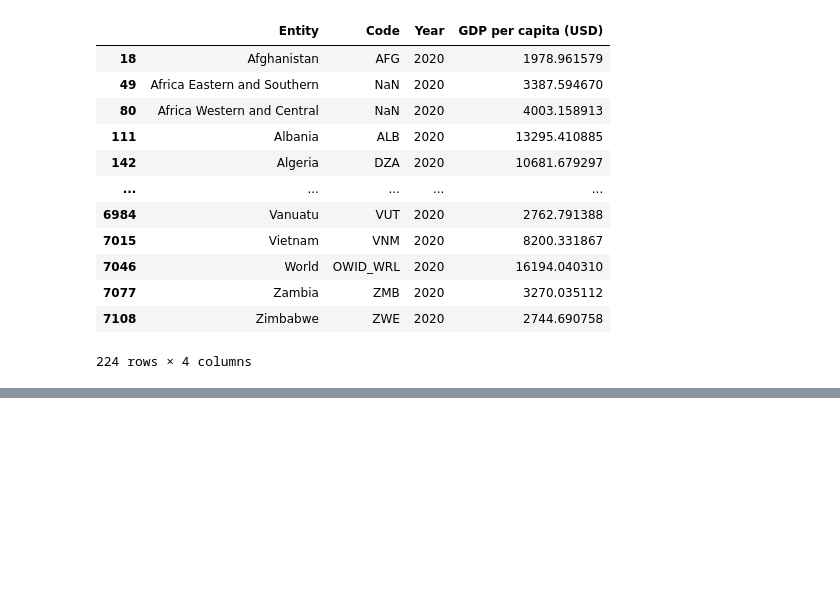
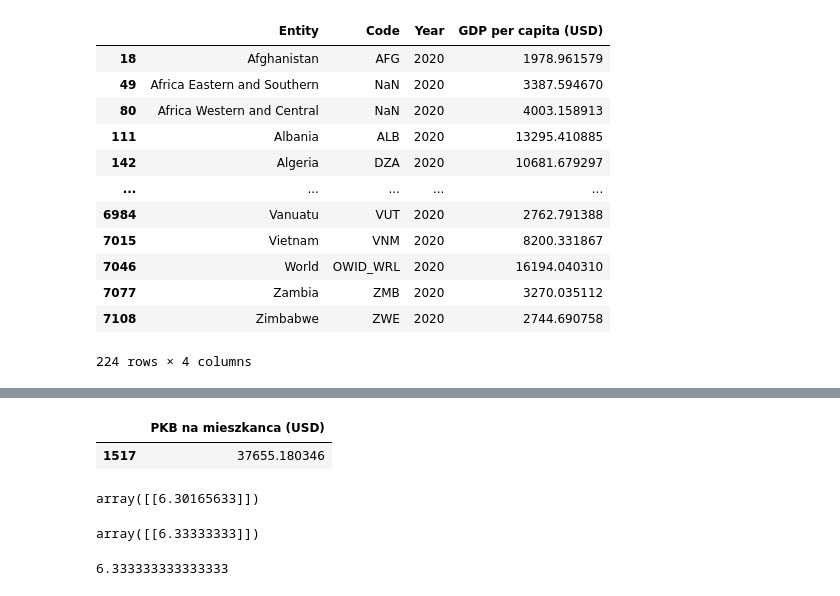
Before and after one commit to s223024/classes_ag, a Jupyter notebook: 01_krajobraz_uczenia_maszynowego.ipynb, the cells around one changed output, grey strips where cells are left out. Saved outputs shown, nothing was run; the diff lists cells and outputs as text; code cells hidden in the pictures; blank space fills up the shorter version.

```diff
--- a/01_krajobraz_uczenia_maszynowego.ipynb
+++ b/01_krajobraz_uczenia_maszynowego.ipynb
@@ -80,0 +152,33 @@ gdp_per_capita_2020
+# %%
+cyprus_gdp_per_capita_2020 = (
+    gdp_per_capita_2020[gdp_per_capita_2020["Entity"]=="Cyprus"][["GDP per capita (USD)"]]
+)
+cyprus_gdp_per_capita_2020.rename(
+    columns={"GDP per capita (USD)" : "PKB na mieszkanca (USD)"},
+               inplace = True
+               )
+cyprus_gdp_per_capita_2020
+# %% [output]
+|  | PKB na mieszkanca (USD) |
+| 1517 | 37655.180346 |
+# %%
+cyprus_predicted_life_satisfaction = model.predict(cyprus_gdp_per_capita_2020)
+cyprus_predicted_life_satisfaction
+# %% [output]
+array([[6.30165633]])
+# %%
+# Wybiera model regresji 3-najbliższych sąsiadów
+from sklearn.neighbors import KNeighborsRegressor
+model_knn = KNeighborsRegressor(n_neighbors=3)
+
+# Trenuje model-knn
+model_knn.fit(X,y)
+
+# Uzyskuje przewidywania dla Cypru
+model_knn.predict(cyprus_gdp_per_capita_2020)
+# %% [output]
+array([[6.33333333]])
+# %%
+(7.2+5.9+5.9)/3
+# %% [output]
+6.333333333333333
```
Also changed, not shown: parts of 5 cells of this notebook.
